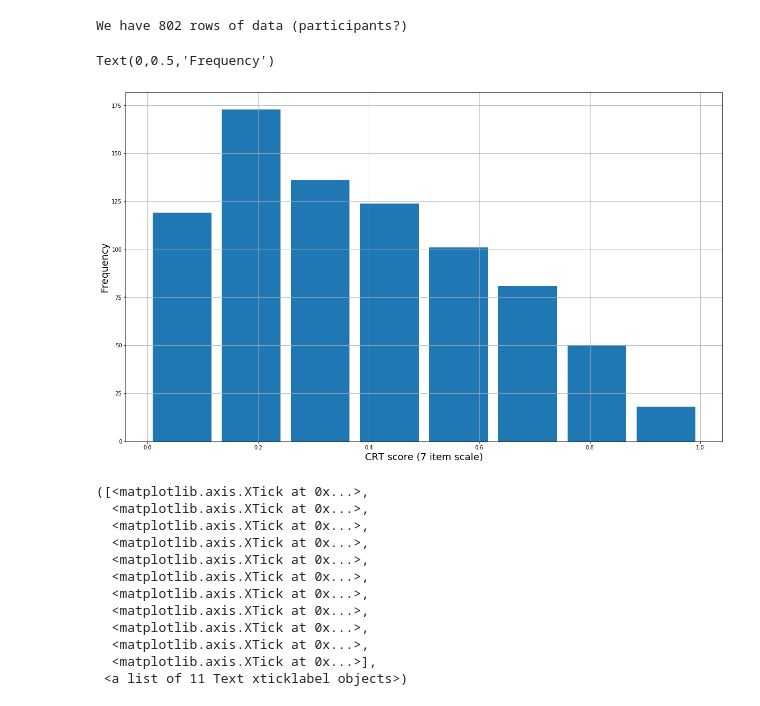
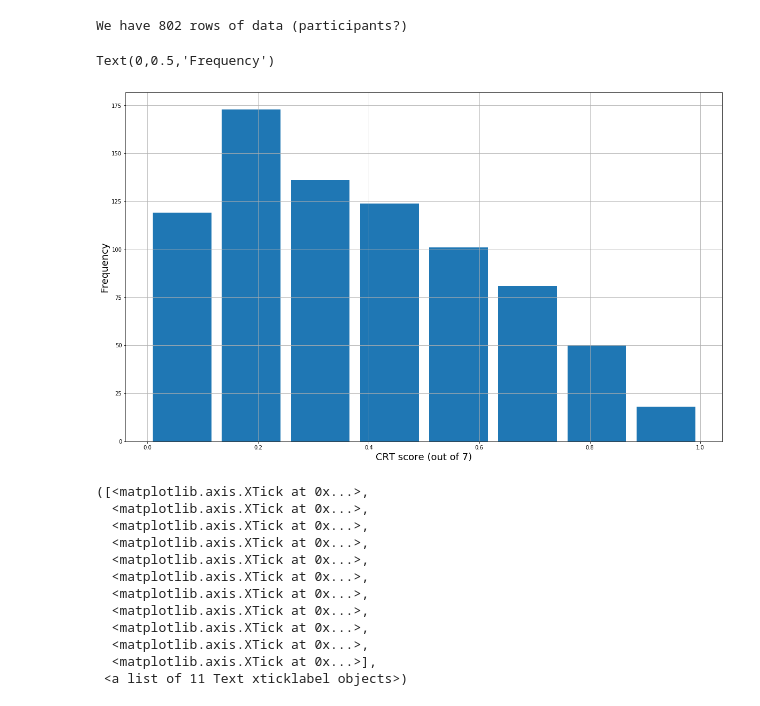
Before and after one commit to tomstafford/pennycook2018, a Jupyter notebook: pennycook2018_reanalysis.ipynb, the cells around one changed output. Cells and saved outputs as stored; diff of their text form; code cells hidden in the pictures.

```diff
--- a/pennycook2018_reanalysis.ipynb
+++ b/pennycook2018_reanalysis.ipynb
@@ -29,13 +29,13 @@ We have 802 rows of data (participants?)
 # %%
 # CRT scores are well distributed
 
 df1['CRT_Int'].hist(bins=8, rwidth=0.85)
-plt.xlabel('CRT score (7 item scale)',fontsize=18)
+plt.xlabel('CRT score (out of 7)',fontsize=18)
 
 plt.ylabel('Frequency',fontsize=18)
 # %% [output]
 Text(0,0.5,'Frequency')
-[figure, old version]
+[figure, new version]
 # %%
 # Fake news stories are rated as accurate or inaccurate
 
```
